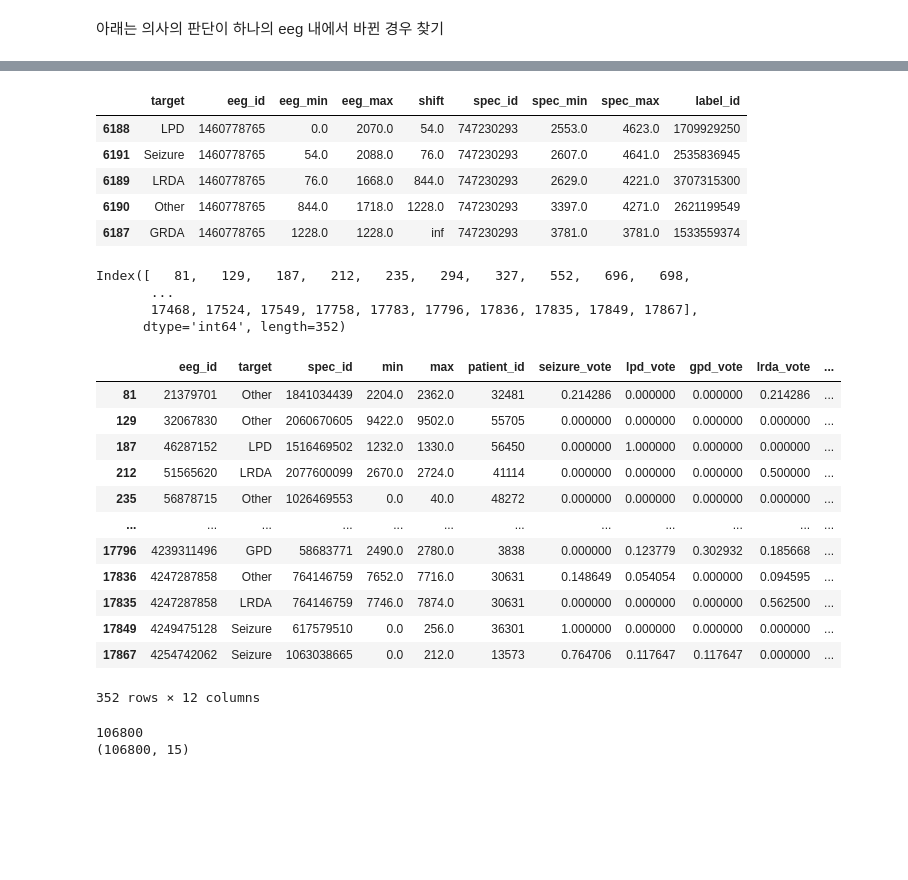
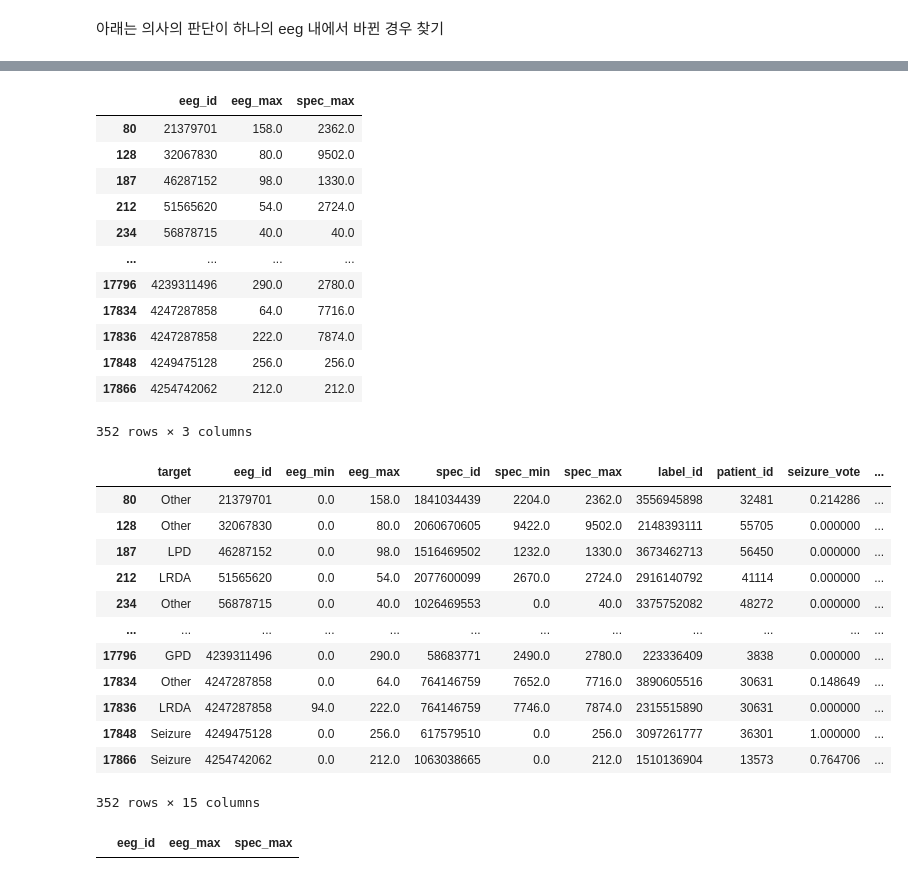
Before and after one commit to data-ty-kim/kaggle-hms, a Jupyter notebook: notebooks-ty/preprocessing_train_data.ipynb, the cells around one changed output, grey strips where cells are left out. Drawn from its saved outputs; the diff is of its cells as text; code cells hidden in the pictures; blank space fills up the shorter version.

```diff
--- a/notebooks-ty/preprocessing_train_data.ipynb
+++ b/notebooks-ty/preprocessing_train_data.ipynb
@@ -120,6 +120,7 @@ train.head()
 | 778705 | Other | 0.0 | 52296320 | 3255875127 | 0.0 | 0.0 | 0.0 | 40955 | 0.0 | ... |
 # %%
 train.reset_index(inplace=True)
+train.sort_values(by=['eeg_id', 'eeg_min'], inplace=True, ignore_index=True)
 train.rename(columns={'expert_consensus': 'target'}, inplace=True)
 print('Train non-overlapp eeg_id shape:', train.shape )
 train.head()
@@ -161,7 +176,6 @@ eeg_id 당 병명이 여러 개 나온 경우의 index 추출
 condition = train['eeg_id'].value_counts()
 idx_condition = condition[condition > 1].index
 df_multi = train[train['eeg_id'].isin(idx_condition)].copy()
-df_multi.sort_values(by=['eeg_id', 'eeg_min'], inplace=True)
 df_multi
 # %% [output]
 |  | target | eeg_id | eeg_min | eeg_max | spec_id | spec_min | spec_max | label_id | patient_id | seizure_vote | ... |
@@ -293,39 +382,41 @@ df.loc[condition, ['eeg_label_offset_seconds', 'spectrogram_label_offset_seconds
 # %%
-df_view[df_view['eeg_id'] == 1460778765]
+df_view.loc[df_view['eeg_max'] > df_view['shift'], ['eeg_id', 'eeg_max', 'spec_max']]
 # %% [output]
-|  | target | eeg_id | eeg_min | eeg_max | shift | spec_id | spec_min | spec_max | label_id |
-| 6188 | LPD | 1460778765 | 0.0 | 2070.0 | 54.0 | 747230293 | 2553.0 | 4623.0 | 1709929250 |
-| 6191 | Seizure | 1460778765 | 54.0 | 2088.0 | 76.0 | 747230293 | 2607.0 | 4641.0 | 2535836945 |
-| 6189 | LRDA | 1460778765 | 76.0 | 1668.0 | 844.0 | 747230293 | 2629.0 | 4221.0 | 3707315300 |
-| 6190 | Other | 1460778765 | 844.0 | 1718.0 | 1228.0 | 747230293 | 3397.0 | 4271.0 | 2621199549 |
-| 6187 | GRDA | 1460778765 | 1228.0 | 1228.0 | inf | 747230293 | 3781.0 | 3781.0 | 1533559374 |
+|  | eeg_id | eeg_max | spec_max |
+| 80 | 21379701 | 158.0 | 2362.0 |
+| 128 | 32067830 | 80.0 | 9502.0 |
+| 187 | 46287152 | 98.0 | 1330.0 |
+| 212 | 51565620 | 54.0 | 2724.0 |
+| 234 | 56878715 | 40.0 | 40.0 |
+| ... | ... | ... | ... |
+| 17796 | 4239311496 | 290.0 | 2780.0 |
+| 17834 | 4247287858 | 64.0 | 7716.0 |
+| 17836 | 4247287858 | 222.0 | 7874.0 |
+| 17848 | 4249475128 | 256.0 | 256.0 |
+| 17866 | 4254742062 | 212.0 | 212.0 |
+352 rows × 3 columns
-# %%
-idx_a = df_t_d3[df_t_d3['max'] > df_t_d3['shift']].index
-idx_a
-# %% [output]
-Index([   81,   129,   187,   212,   235,   294,   327,   552,   696,   698,
-       ...
-       17468, 17524, 17549, 17758, 17783, 17796, 17836, 17835, 17849, 17867],
-      dtype='int64', length=352)
+# %%
+idx_fix = df_view.loc[df_view['eeg_max'] > df_view['shift'], ['eeg_id', 'eeg_max', 'spec_max']].index
 # %%
-train.loc[idx_a, :]
+train.loc[idx_fix]
 # %% [output]
-|  | eeg_id | target | spec_id | min | max | patient_id | seizure_vote | lpd_vote | gpd_vote | lrda_vote | ... |
-| 81 | 21379701 | Other | 1841034439 | 2204.0 | 2362.0 | 32481 | 0.214286 | 0.000000 | 0.000000 | 0.214286 | ... |
-| 129 | 32067830 | Other | 2060670605 | 9422.0 | 9502.0 | 55705 | 0.000000 | 0.000000 | 0.000000 | 0.000000 | ... |
-| 187 | 46287152 | LPD | 1516469502 | 1232.0 | 1330.0 | 56450 | 0.000000 | 1.000000 | 0.000000 | 0.000000 | ... |
-| 212 | 51565620 | LRDA | 2077600099 | 2670.0 | 2724.0 | 41114 | 0.000000 | 0.000000 | 0.000000 | 0.500000 | ... |
-| 235 | 56878715 | Other | 1026469553 | 0.0 | 40.0 | 48272 | 0.000000 | 0.000000 | 0.000000 | 0.000000 | ... |
+|  | target | eeg_id | eeg_min | eeg_max | spec_id | spec_min | spec_max | label_id | patient_id | seizure_vote | ... |
+| 80 | Other | 21379701 | 0.0 | 158.0 | 1841034439 | 2204.0 | 2362.0 | 3556945898 | 32481 | 0.214286 | ... |
+| 128 | Other | 32067830 | 0.0 | 80.0 | 2060670605 | 9422.0 | 9502.0 | 2148393111 | 55705 | 0.000000 | ... |
+| 187 | LPD | 46287152 | 0.0 | 98.0 | 1516469502 | 1232.0 | 1330.0 | 3673462713 | 56450 | 0.000000 | ... |
+| 212 | LRDA | 51565620 | 0.0 | 54.0 | 2077600099 | 2670.0 | 2724.0 | 2916140792 | 41114 | 0.000000 | ... |
+| 234 | Other | 56878715 | 0.0 | 40.0 | 1026469553 | 0.0 | 40.0 | 3375752082 | 48272 | 0.000000 | ... |
 | ... | ... | ... | ... | ... | ... | ... | ... | ... | ... | ... | ... |
-| 17796 | 4239311496 | GPD | 58683771 | 2490.0 | 2780.0 | 3838 | 0.000000 | 0.123779 | 0.302932 | 0.185668 | ... |
-| 17836 | 4247287858 | Other | 764146759 | 7652.0 | 7716.0 | 30631 | 0.148649 | 0.054054 | 0.000000 | 0.094595 | ... |
-| 17835 | 4247287858 | LRDA | 764146759 | 7746.0 | 7874.0 | 30631 | 0.000000 | 0.000000 | 0.000000 | 0.562500 | ... |
-| 17849 | 4249475128 | Seizure | 617579510 | 0.0 | 256.0 | 36301 | 1.000000 | 0.000000 | 0.000000 | 0.000000 | ... |
-| 17867 | 4254742062 | Seizure | 1063038665 | 0.0 | 212.0 | 13573 | 0.764706 | 0.117647 | 0.117647 | 0.000000 | ... |
+| 17796 | GPD | 4239311496 | 0.0 | 290.0 | 58683771 | 2490.0 | 2780.0 | 223336409 | 3838 | 0.000000 | ... |
+| 17834 | Other | 4247287858 | 0.0 | 64.0 | 764146759 | 7652.0 | 7716.0 | 3890605516 | 30631 | 0.148649 | ... |
+| 17836 | LRDA | 4247287858 | 94.0 | 222.0 | 764146759 | 7746.0 | 7874.0 | 2315515890 | 30631 | 0.000000 | ... |
+| 17848 | Seizure | 4249475128 | 0.0 | 256.0 | 617579510 | 0.0 | 256.0 | 3097261777 | 36301 | 1.000000 | ... |
+| 17866 | Seizure | 4254742062 | 0.0 | 212.0 | 1063038665 | 0.0 | 212.0 | 1510136904 | 13573 | 0.764706 | ... |
-352 rows × 12 columns
+352 rows × 15 columns
-# %%
-print(df.label_id.nunique())
-print(df.shape)
-# %% [output]
-106800
-(106800, 15)
+# %%
+df_view.loc[df_view['eeg_max'] > df_view['shift'], ['eeg_max', 'spec_max']] = (
+    df_temp[['eeg_label_offset_seconds', 'spectrogram_label_offset_seconds']].values
+)
+df_view.loc[df_view['eeg_max'] > df_view['shift'], ['eeg_id', 'eeg_max', 'spec_max']]
+# %% [output]
+|  | eeg_id | eeg_max | spec_max |
```
Also changed, not shown: parts of 20 cells of this notebook.
